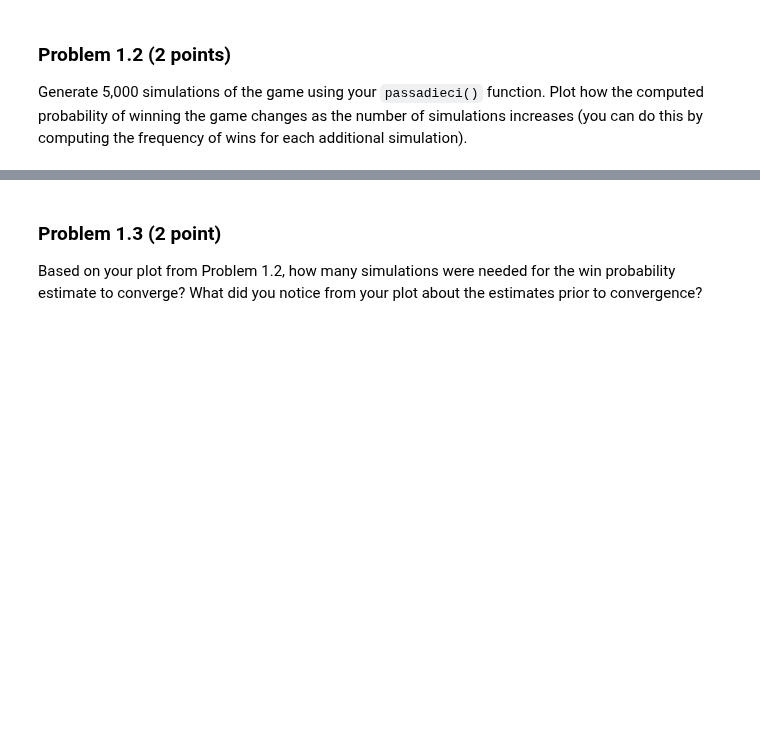
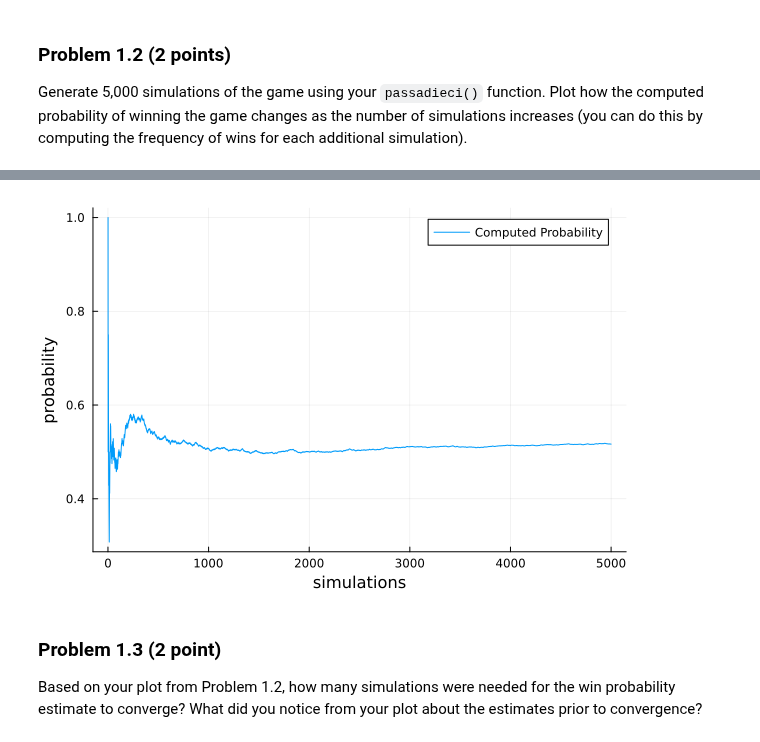
Before and after one commit to BEE4750-FA23/lab-02-LesediK01, a Jupyter notebook: lab02.ipynb, the cells around one changed output, grey strips where cells are left out. Saved outputs shown, nothing was run; the diff lists cells and outputs as text; code cells hidden in the pictures; blank space fills up the shorter version.

```diff
--- a/lab02.ipynb
+++ b/lab02.ipynb
@@ -183,3 +179,14 @@ Generate 5,000 simulations of the game using your `passadieci()`
 function. Plot how the computed probability of winning the game changes
 as the number of simulations increases (you can do this by computing the
 frequency of wins for each additional simulation).
+# %%
+simulations = 5000 #5000 simulations of passadieci
+roll_results = [] #initialize an empty array
+for i in 1: simulations
+    push!(roll_results, passadieci1())
+end
+#alternative method for the above
+# roll_results = [passadieci1() for i in 1: simulations] #define array using comprehension
+
+wins = cumsum(roll_results) #determine the cumulative sum of roll results that satisfy the function
+probability = wins ./ (1:simulations) #determine the probability of wins using element-wise operator
@@ -186,3 +211,8 @@ frequency of wins for each additional simulation).
+# %%
+X = [1:5000]
+plot(X, probability, xlabel = "simulations", ylabel = "probability", label = "Computed Probability") #plot the cumulative probability
+# %% [output]
+[figure, added]
 # %% [markdown]
 ### Problem 1.3 (2 point)
 
```
Also changed, not shown: parts of 4 cells of this notebook.
